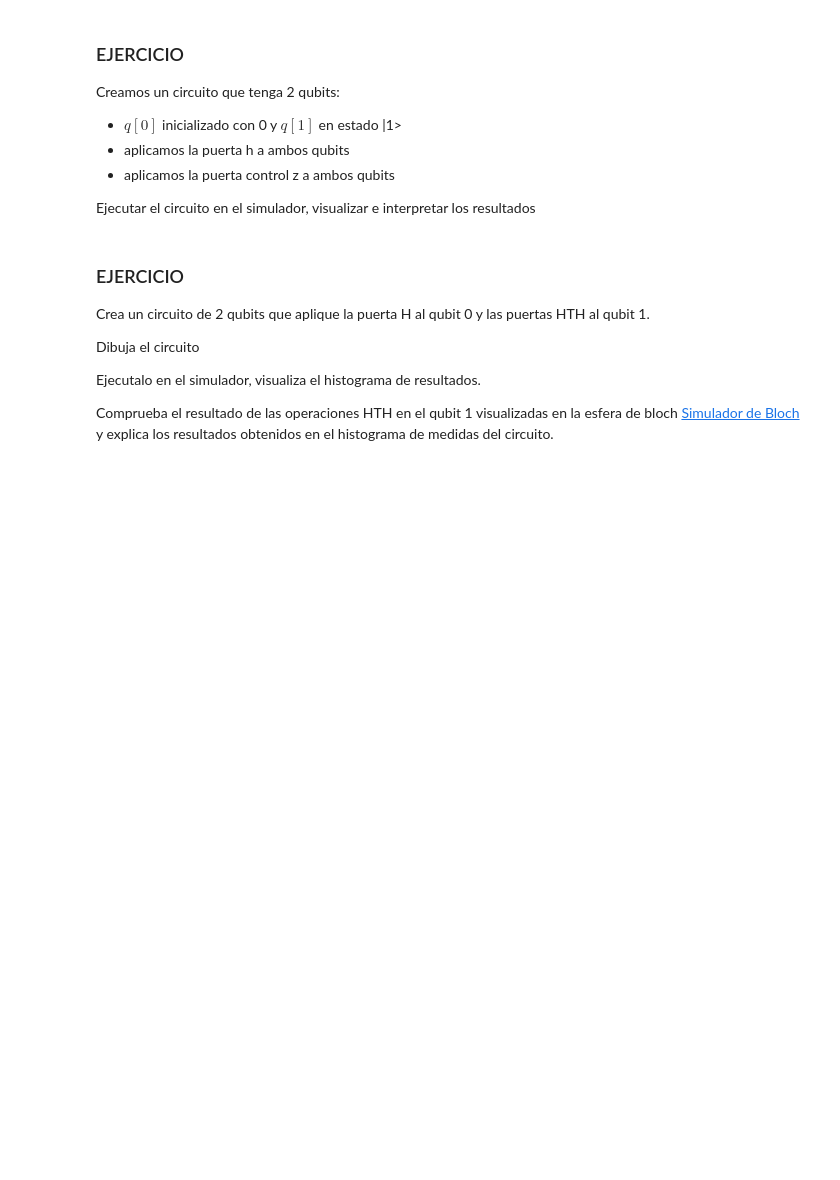
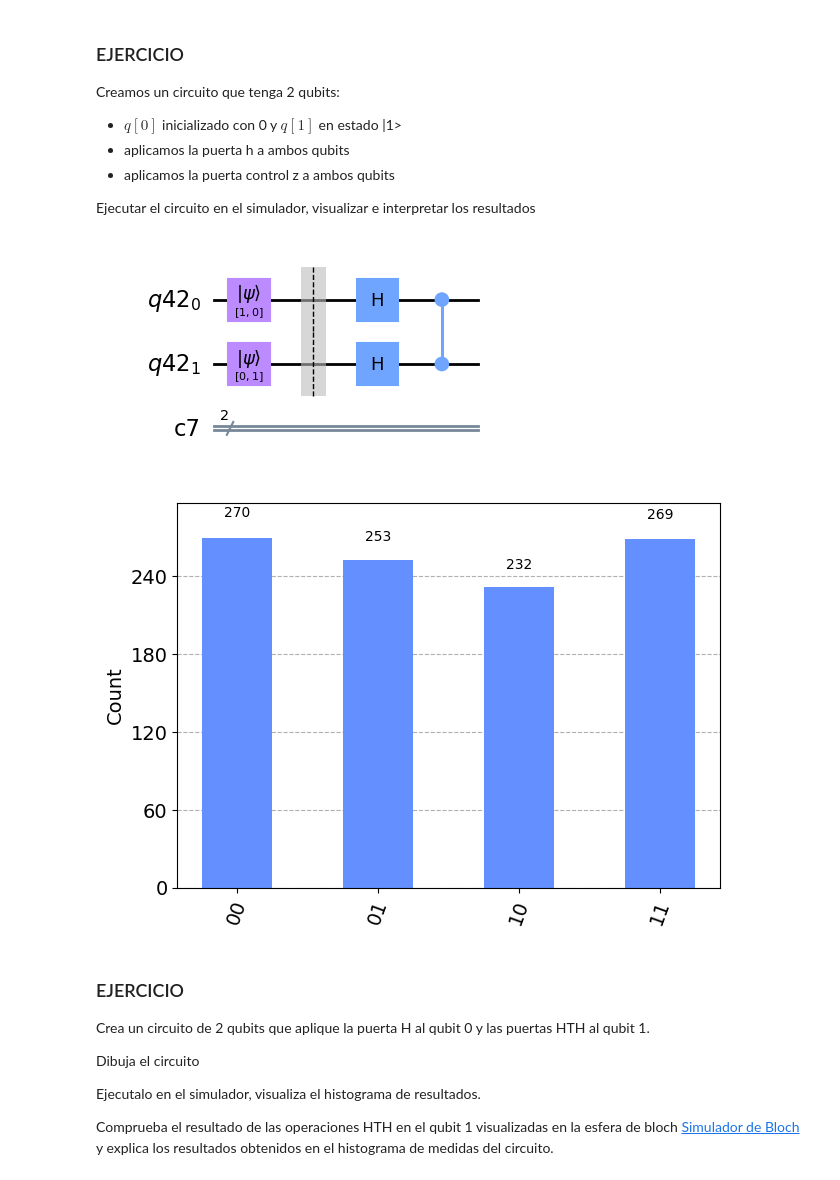
Before and after one commit to Mariomc10/AlgoritmosCuanticos, a Jupyter notebook: 02_circuitos_cuanticos.ipynb, the cells around one changed output. Saved outputs shown, nothing was run; the diff lists cells and outputs as text; code cells hidden in the pictures; blank space fills up the shorter version.

```diff
--- a/02_circuitos_cuanticos.ipynb
+++ b/02_circuitos_cuanticos.ipynb
@@ -266,20 +270,27 @@ Creamos un circuito que tenga 2 qubits:
 # %%
 qreg = QuantumRegister(2)
 creg = ClassicalRegister(2)
 
 circuito = QuantumCircuit(qreg,creg)
 
 circuito.initialize(Statevector(np.array([0,1])),qreg[1])
 circuito.initialize(Statevector(np.array([1,0])),qreg[0])
 circuito.barrier()
 
 circuito.h(qreg)
 
 circuito.cz(qreg[0],qreg[1])
 
 display(circuito.draw("mpl"))
 
 circuito.measure(qreg,creg)
+
+simulator = Aer.get_backend("aer_simulator")
+result = simulator.run(circuito).result()
+display(plot_histogram(result.get_counts()))
+# %% [output]
+[figure, added]
+[figure, added]
 # %% [markdown]
 ### EJERCICIO
 
```
Also changed, not shown: parts of 15 cells of this notebook, 3 other files.
